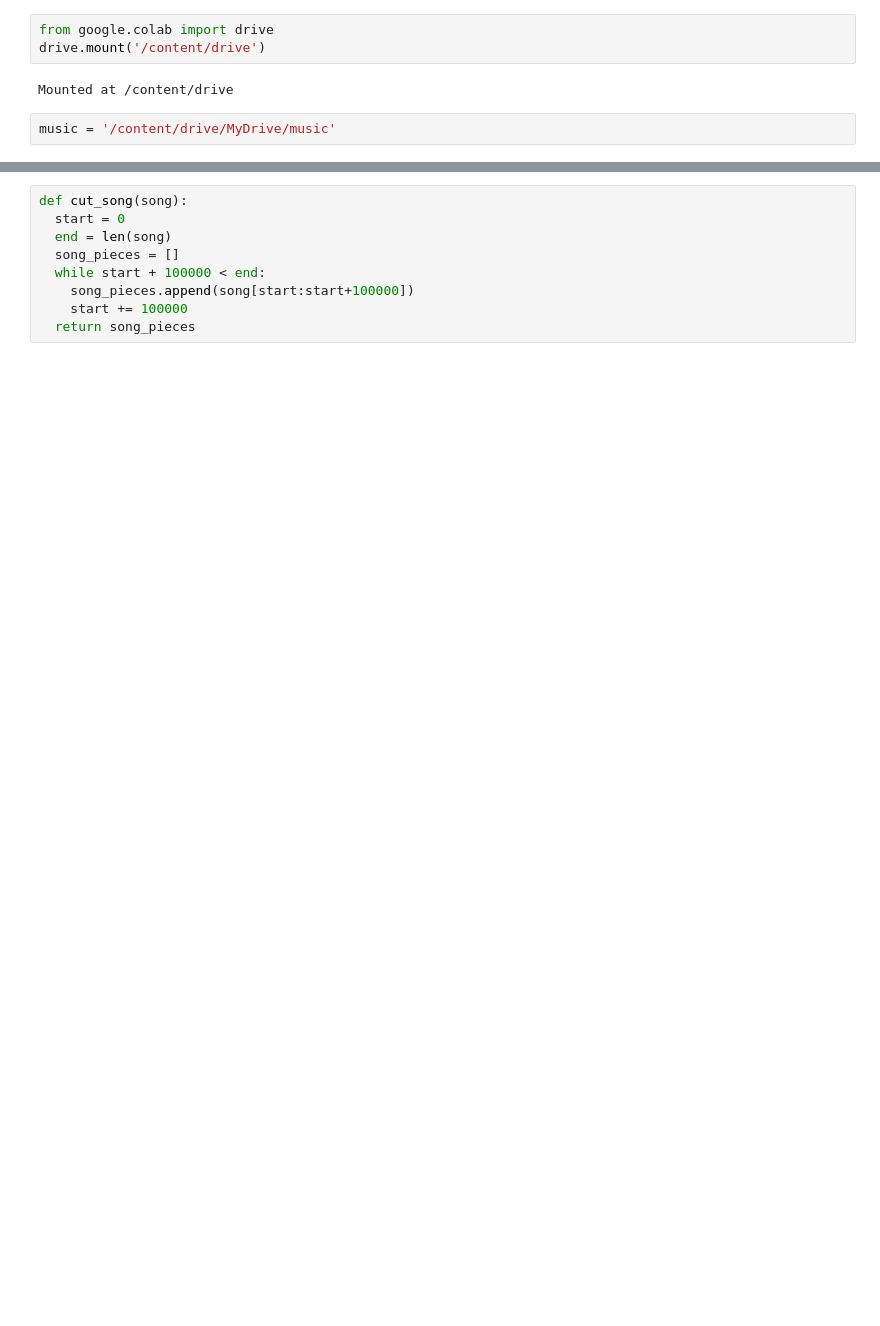
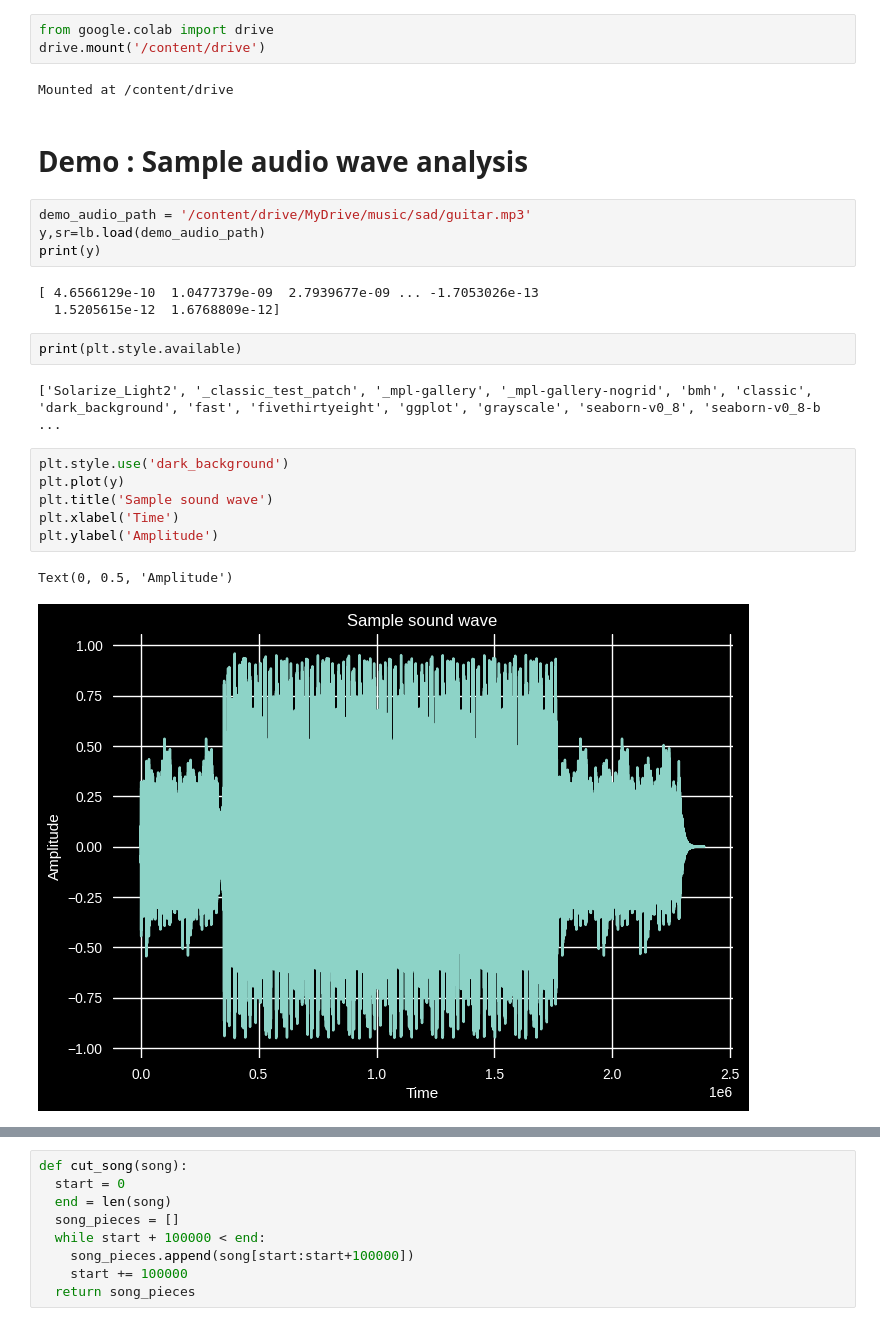
Before and after one commit to namita0210/music-genre-classification, a Jupyter notebook: Music_Genre_CLassification.ipynb, the cells around one changed output, grey strips where cells are left out. Drawn from its saved outputs; the diff is of its cells as text; blank space fills up the shorter version.

```diff
--- a/Music_Genre_CLassification.ipynb
+++ b/Music_Genre_CLassification.ipynb
@@ -8,5 +13,25 @@ from google.colab import drive
 drive.mount('/content/drive')
 # %% [output]
 Mounted at /content/drive
-# %%
-music = '/content/drive/MyDrive/music'
+# %% [markdown]
+# Demo : Sample audio wave analysis
+# %%
+demo_audio_path = '/content/drive/MyDrive/music/sad/guitar.mp3'
+y,sr=lb.load(demo_audio_path)
+print(y)
+# %% [output]
+[ 4.6566129e-10  1.0477379e-09  2.7939677e-09 ... -1.7053026e-13
+  1.5205615e-12  1.6768809e-12]
+# %%
+print(plt.style.available)
+# %% [output]
+['Solarize_Light2', '_classic_test_patch', '_mpl-gallery', '_mpl-gallery-nogrid', 'bmh', 'classic', 'dark_background', 'fast', 'fivethirtyeight', 'ggplot', 'grayscale', 'seaborn-v0_8', 'seaborn-v0_8-b ...
+# %%
+plt.style.use('dark_background')
+plt.plot(y)
+plt.title('Sample sound wave')
+plt.xlabel('Time')
+plt.ylabel('Amplitude')
+# %% [output]
+Text(0, 0.5, 'Amplitude')
+[figure, added]
```
Also changed, not shown: parts of 14 cells of this notebook.
